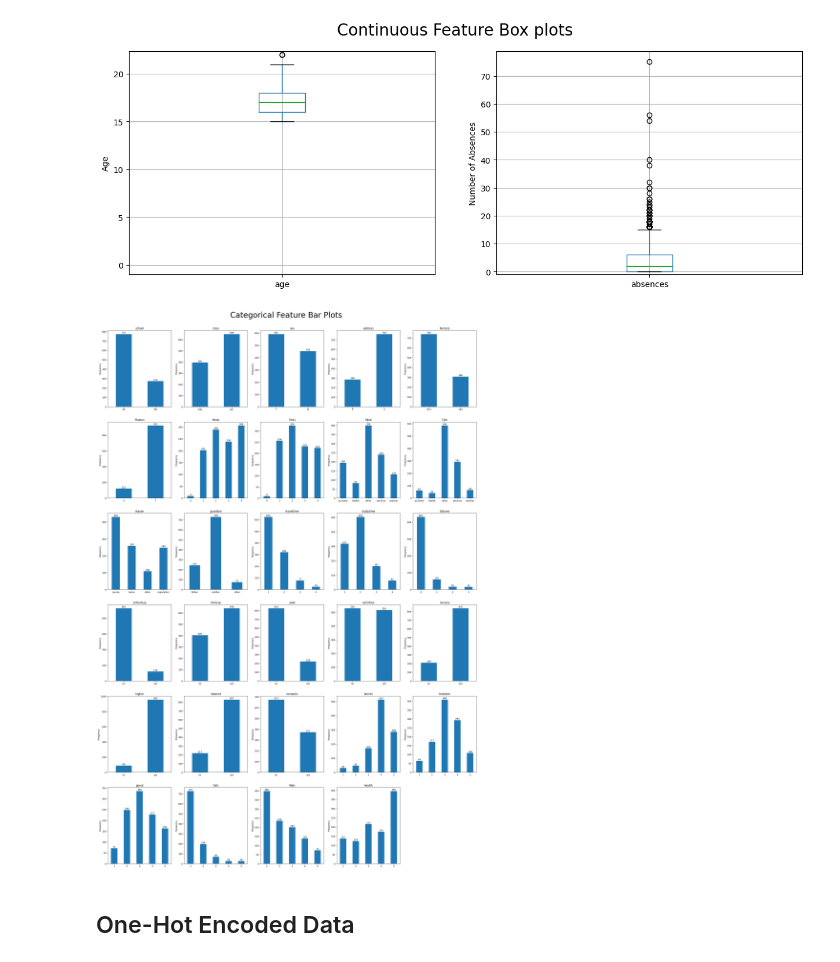
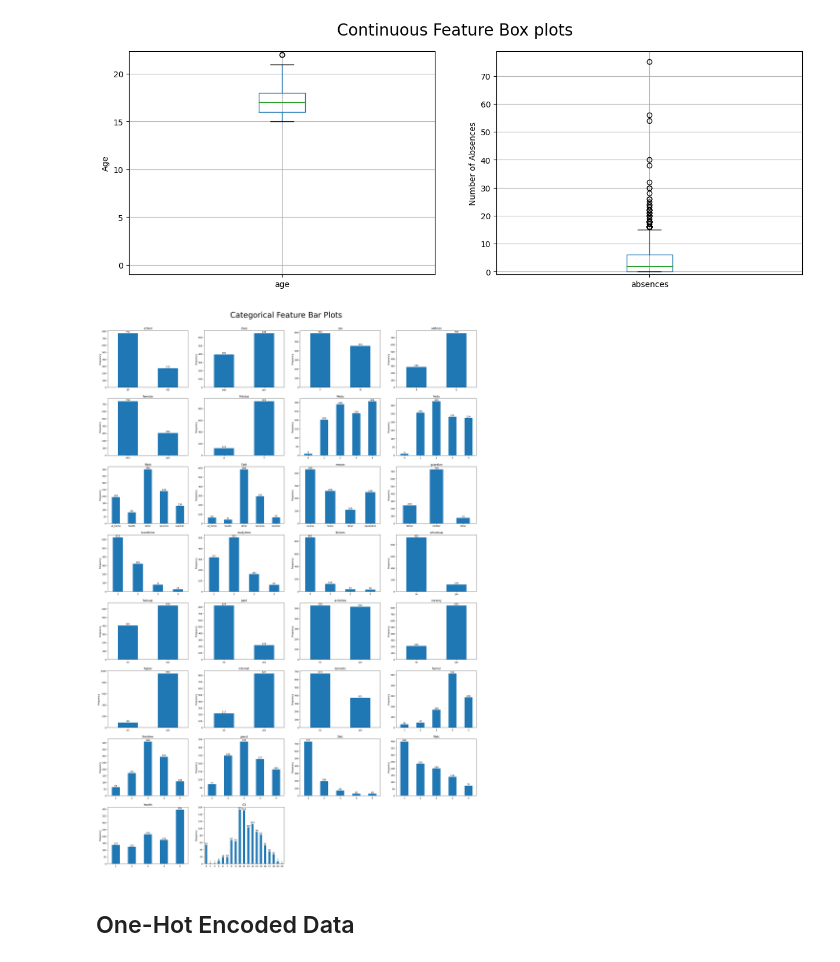
Before and after one commit to razatsutradhar/DS_exam_evaluation, a Jupyter notebook: data/final_project_data.ipynb, the cells around one changed output. Cells and saved outputs as stored; diff of their text form; code cells hidden in the pictures.

Commit message:
visual change

```diff
--- a/data/final_project_data.ipynb
+++ b/data/final_project_data.ipynb
@@ -158,33 +169,33 @@ plt.show()
 # %%
 # Categorical Feature Bar Plots
 fig = plt.figure(figsize=(30, 40))
 
 fig.suptitle("Categorical Feature Bar Plots", fontsize=35)
 # Adjusting white space under title
 fig.tight_layout()
 fig.subplots_adjust(top=0.95)
 
-for i in range(1,30):
-    ax = fig.add_subplot(6, 5, i)
+for i in range(1,31):
+    ax = fig.add_subplot(8, 4, i)
     feature = cat_features[i-1]
     plt.title(feature)
     ax = cat_df[feature].value_counts().sort_index().plot(kind='bar') # sort_index so that ordinal values are in order
     plt.xticks(rotation=0)
     plt.ylabel('Frequency')
     # Adds frequencies above each bar
     for bar in ax.patches:
         # Get X and Y placement of label of bar
         y_val = bar.get_height()
         x_val = bar.get_x() + bar.get_width() / 2
         label = "{:.0f}".format(y_val)
 
         # Create annotation
         ax.annotate(label, (x_val, y_val),
             xytext=(0, 1), textcoords="offset points", ha='center', va='bottom')
 
 plt.show()
 # %% [output]
-[figure, old version]
+[figure, new version]
 # %% [markdown]
 ## One-Hot Encoded Data
 # %%
```
Also changed, not shown: parts of 3 cells of this notebook.
